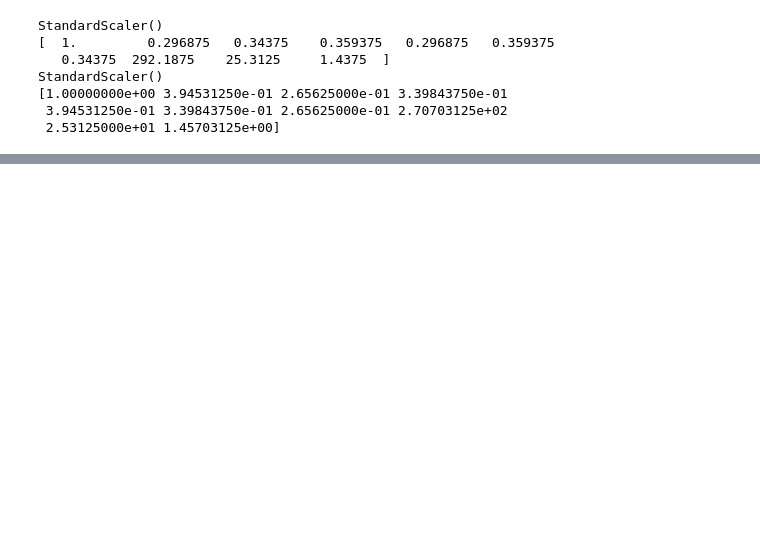
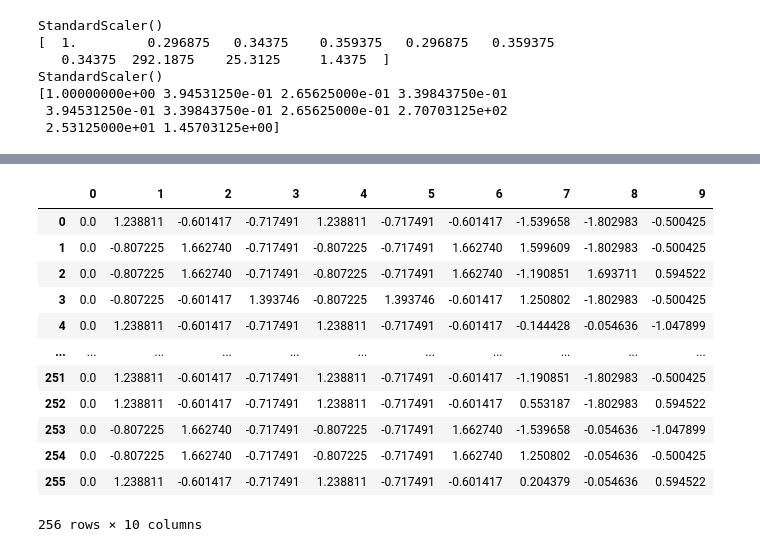
Before and after one commit to SZ-Jasper/SELEC, a Jupyter notebook: supplementary/KNN_Regression.ipynb, the cells around one changed output, grey strips where cells are left out. Saved outputs shown, nothing was run; the diff lists cells and outputs as text; code cells hidden in the pictures; blank space fills up the shorter version.

```diff
--- a/supplementary/KNN_Regression.ipynb
+++ b/supplementary/KNN_Regression.ipynb
@@ -144,0 +139,16 @@ AttributeError: 'RandomizedSearchCV' object has no attribute 'best_params_'
+# %%
+X_train
+# %% [output]
+|  | 0 | 1 | 2 | 3 | 4 | 5 | 6 | 7 | 8 | 9 |
+| 0 | 0.0 | 1.238811 | -0.601417 | -0.717491 | 1.238811 | -0.717491 | -0.601417 | -1.539658 | -1.802983 | -0.500425 |
+| 1 | 0.0 | -0.807225 | 1.662740 | -0.717491 | -0.807225 | -0.717491 | 1.662740 | 1.599609 | -1.802983 | -0.500425 |
+| 2 | 0.0 | -0.807225 | 1.662740 | -0.717491 | -0.807225 | -0.717491 | 1.662740 | -1.190851 | 1.693711 | 0.594522 |
+| 3 | 0.0 | -0.807225 | -0.601417 | 1.393746 | -0.807225 | 1.393746 | -0.601417 | 1.250802 | -1.802983 | -0.500425 |
+| 4 | 0.0 | 1.238811 | -0.601417 | -0.717491 | 1.238811 | -0.717491 | -0.601417 | -0.144428 | -0.054636 | -1.047899 |
+| ... | ... | ... | ... | ... | ... | ... | ... | ... | ... | ... |
+| 251 | 0.0 | 1.238811 | -0.601417 | -0.717491 | 1.238811 | -0.717491 | -0.601417 | -1.190851 | -1.802983 | -0.500425 |
+| 252 | 0.0 | 1.238811 | -0.601417 | -0.717491 | 1.238811 | -0.717491 | -0.601417 | 0.553187 | -1.802983 | 0.594522 |
+| 253 | 0.0 | -0.807225 | 1.662740 | -0.717491 | -0.807225 | -0.717491 | 1.662740 | -1.539658 | -0.054636 | -1.047899 |
+| 254 | 0.0 | -0.807225 | 1.662740 | -0.717491 | -0.807225 | -0.717491 | 1.662740 | 1.250802 | -0.054636 | -0.500425 |
+| 255 | 0.0 | 1.238811 | -0.601417 | -0.717491 | 1.238811 | -0.717491 | -0.601417 | 0.204379 | -0.054636 | 0.594522 |
+256 rows × 10 columns
```
Also changed, not shown: parts of 37 cells of this notebook, 1 other file.
